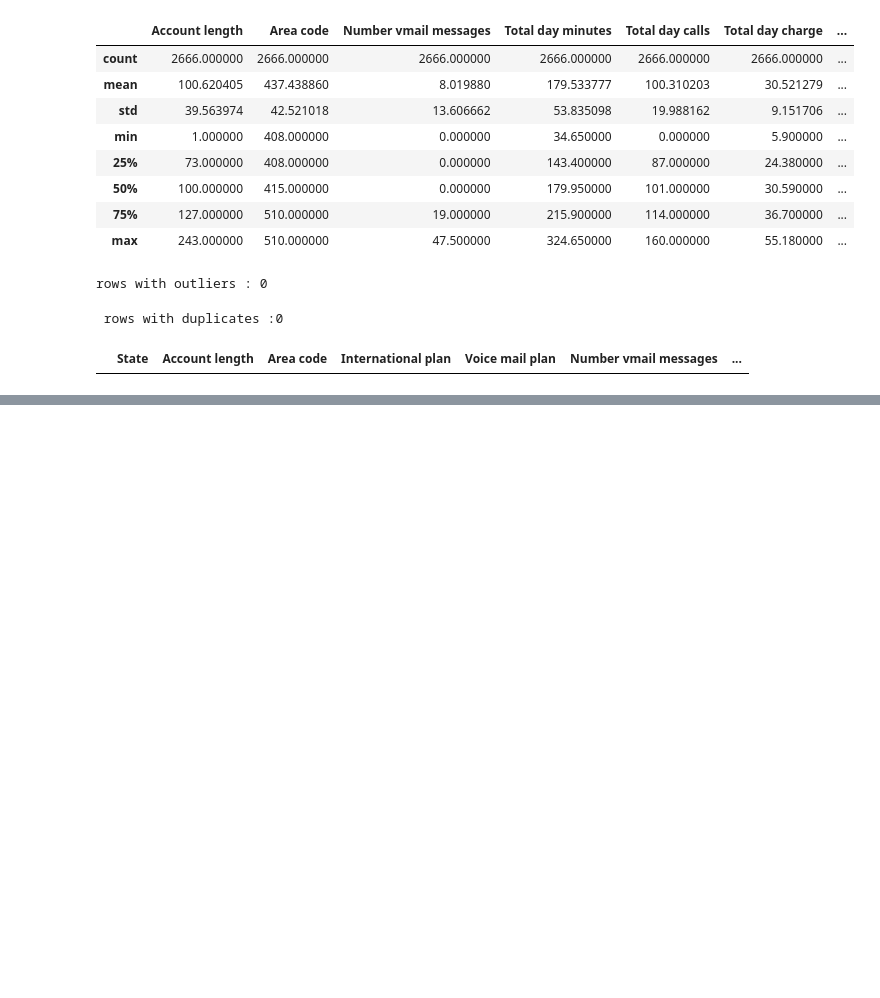
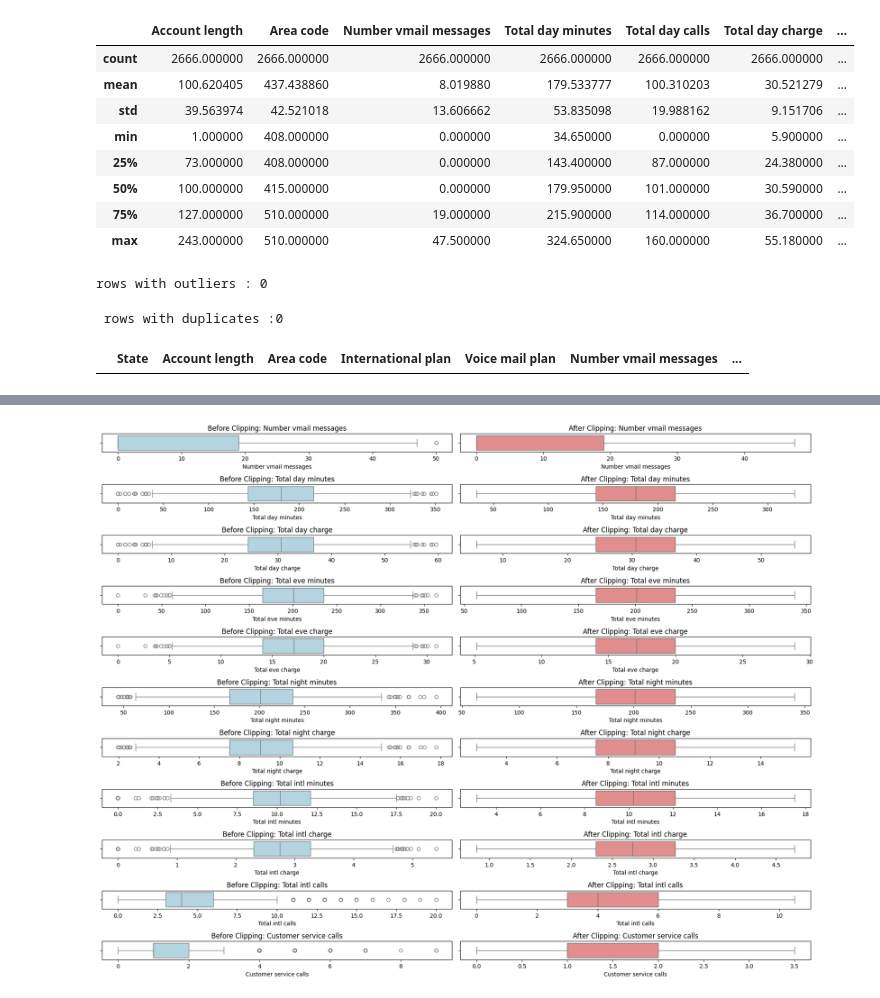
Before and after one commit to Reemsoliiman/customer-churn-prediction-analysis, a Jupyter notebook: notebooks/01_data_exploration.ipynb, the cells around one changed output, grey strips where cells are left out. Saved outputs shown, nothing was run; the diff lists cells and outputs as text; code cells hidden in the pictures; blank space fills up the shorter version.

```diff
--- a/notebooks/01_data_exploration.ipynb
+++ b/notebooks/01_data_exploration.ipynb
@@ -189,0 +223,28 @@ duplicates.head()
+# %%
+df_before = pd.read_csv(url)
+
+# Define numeric columns
+numeric_cols = [
+    "Number vmail messages", "Total day minutes", "Total day charge",
+    "Total eve minutes", "Total eve charge",
+    "Total night minutes", "Total night charge",
+    "Total intl minutes", "Total intl charge",
+    "Total intl calls", "Customer service calls"
+]
+# %%
+# Side-by-side Boxplots: Before vs After Clipping
+plt.figure(figsize=(18, 14))
+
+for i, col in enumerate(numeric_cols, 1):
+    plt.subplot(len(numeric_cols), 2, 2*i-1)
+    sns.boxplot(x=df_before[col], color="lightblue")
+    plt.title(f"Before Clipping: {col}")
+
+    plt.subplot(len(numeric_cols), 2, 2*i)
+    sns.boxplot(x=df[col], color="lightcoral")
+    plt.title(f"After Clipping: {col}")
+
+plt.tight_layout()
+plt.show()
+# %% [output]
+[figure, added]
```
Also changed, not shown: parts of 4 cells of this notebook.
